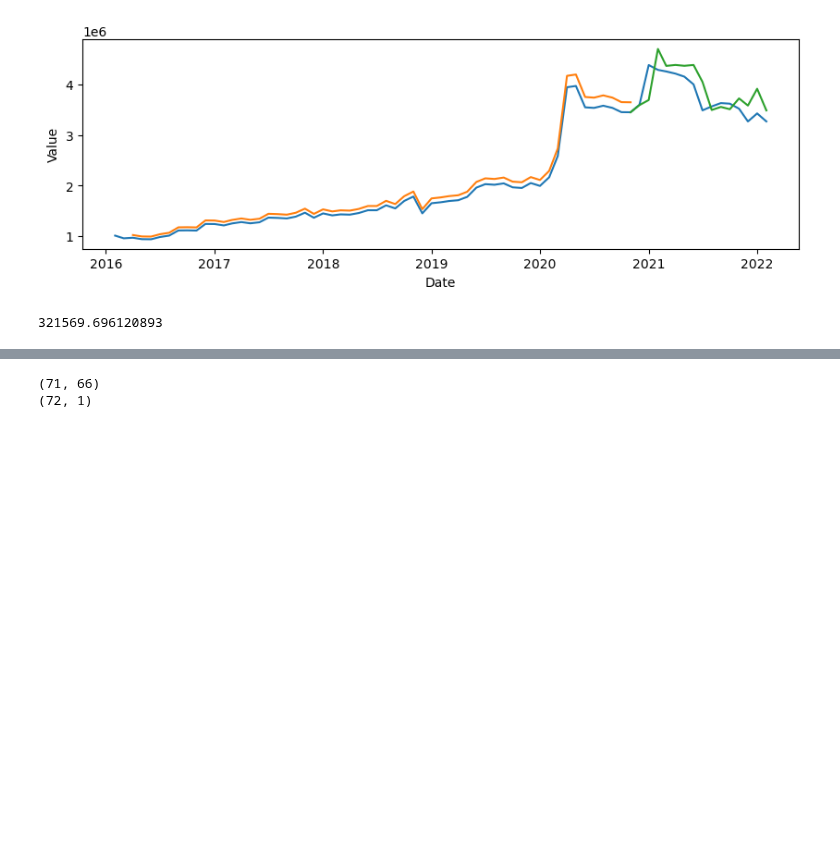
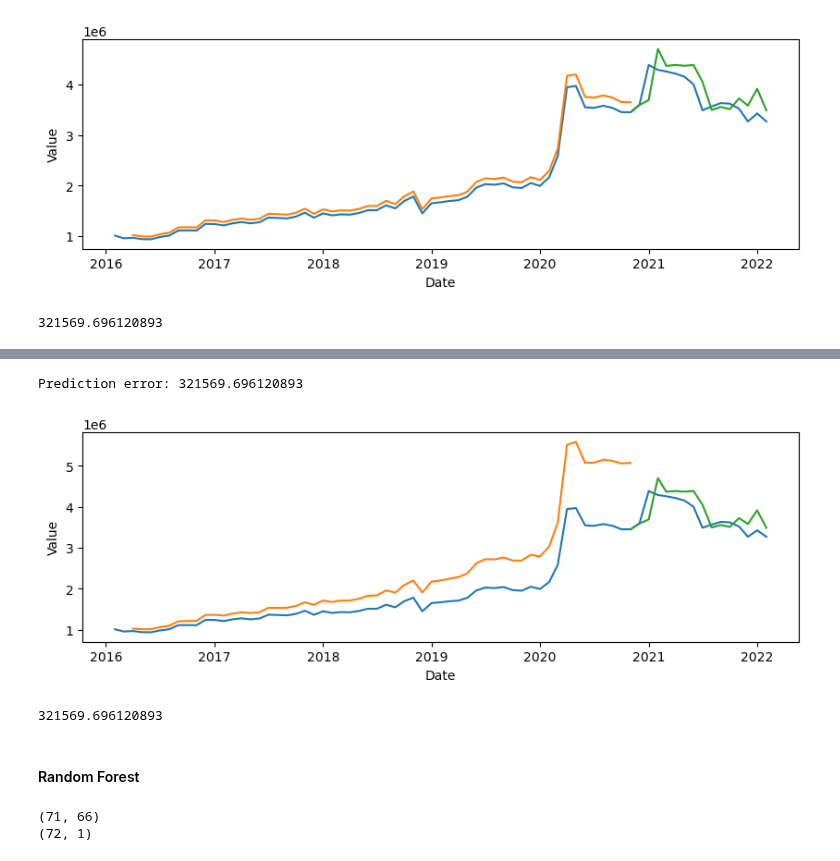
Before and after one commit to ubco-mds-2021-labs/capstone-project-googletrends_capstone, a Jupyter notebook: src/notebooks/correlated_ecommerce.ipynb, the cells around one changed output, grey strips where cells are left out. Cells and saved outputs as stored; diff of their text form; code cells hidden in the pictures; blank space fills up the shorter version.

```diff
--- a/src/notebooks/correlated_ecommerce.ipynb
+++ b/src/notebooks/correlated_ecommerce.ipynb
@@ -457,3 +479,14 @@ Prediction error: 321569.696120893
+# %%
+# fitted and predicted plot
+
+plot_sales, actual_sales = fitted_and_predicted_sales_xgboost(xg_reg, xgboost_pred_salesgrowth, retailEcommercesales, train_xgboost, test_xgboost)
+plot_sales
+# %% [output]
+Prediction error: 321569.696120893
+[figure, added]
+321569.696120893
+# %% [markdown]
+#### Random Forest
 # %%
 def randomForest_modelfit(train_rf, dependent_var='Growth_rate',n_trees=100):
     """ fits Random Forest model to the passed data"""
```
Also changed, not shown: parts of 4 cells of this notebook.
